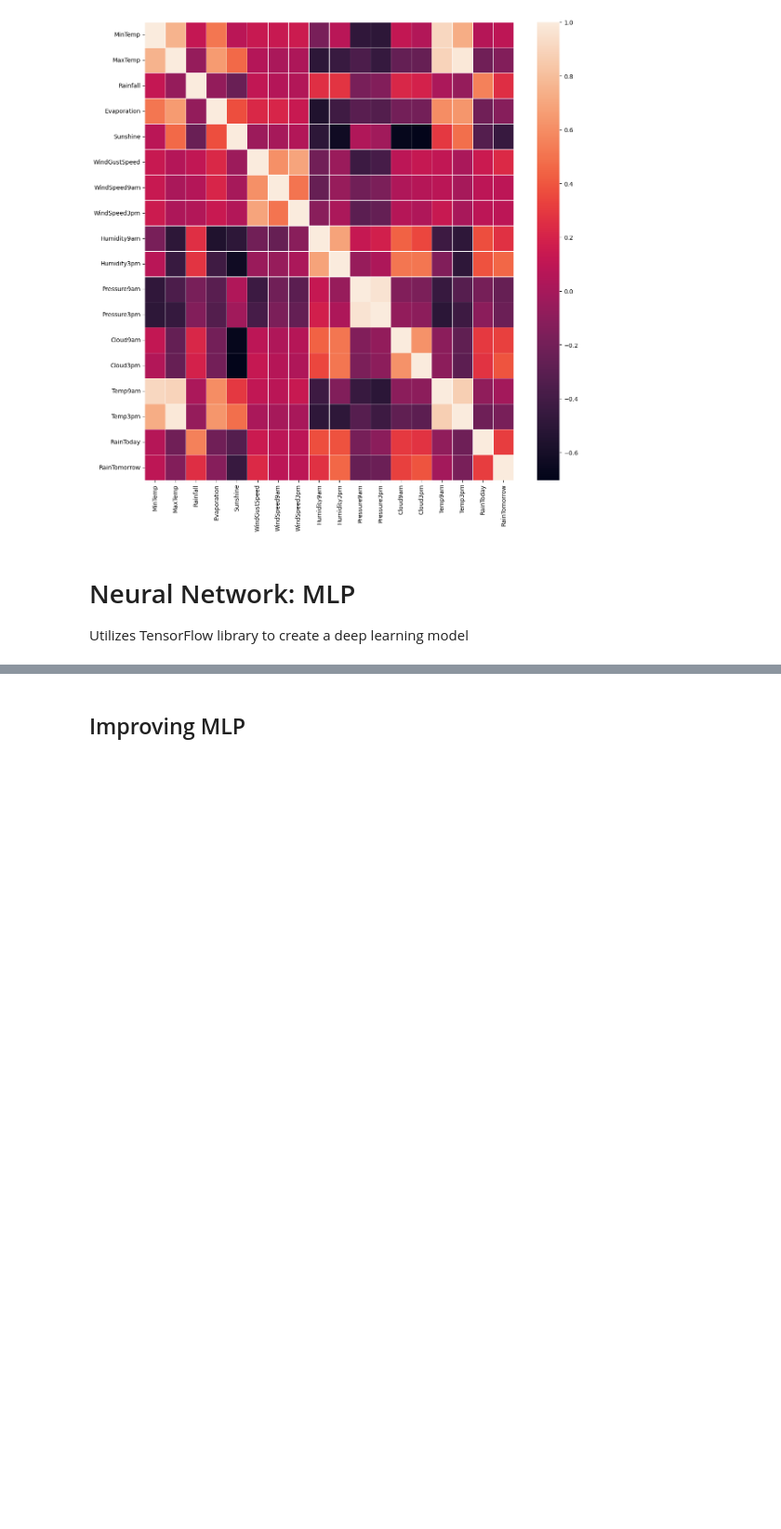
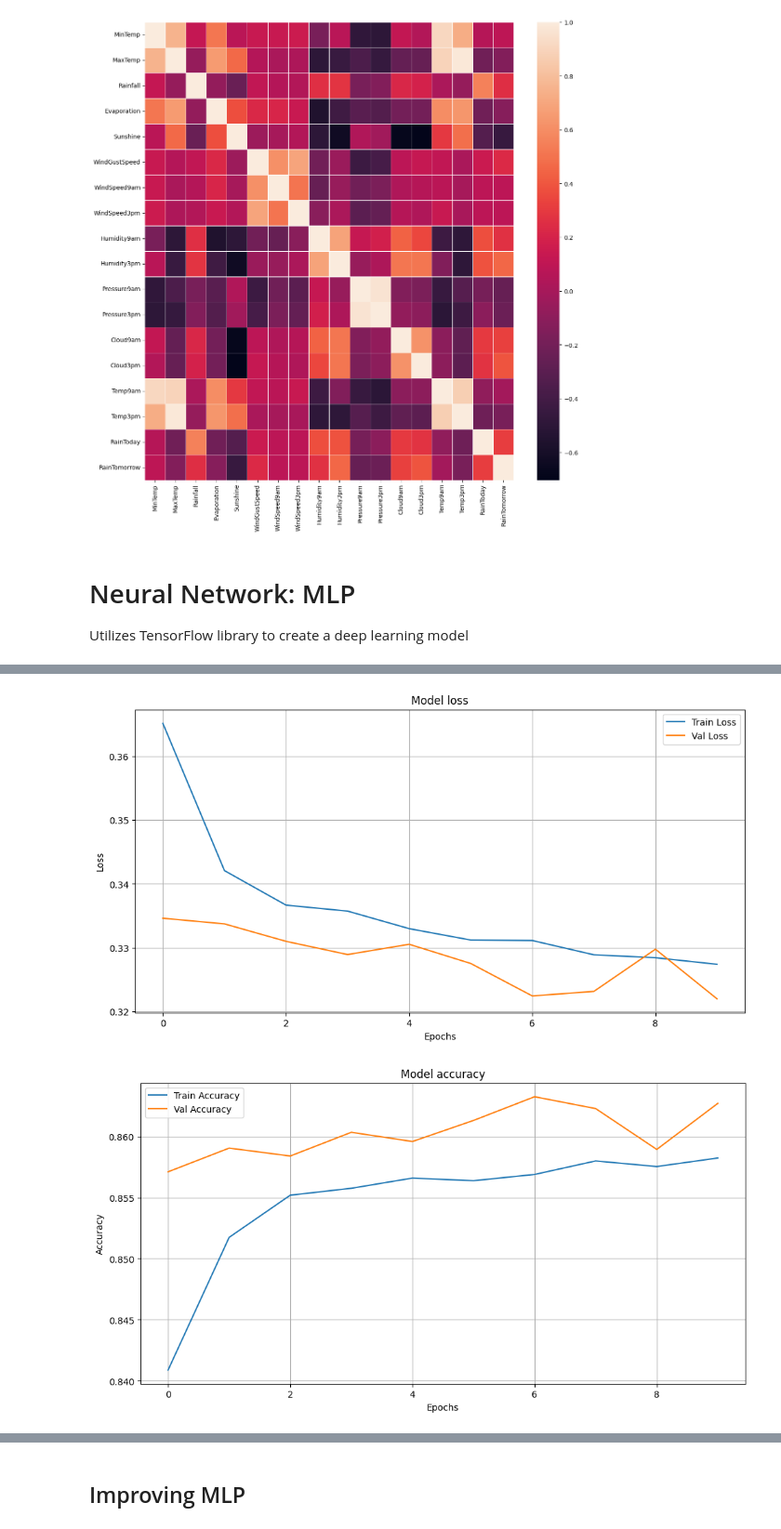
Before and after one commit to Timmy6158/Australia-Rain-Prediction, a Jupyter notebook: Nguyen_Tim_FinalProject1.ipynb, the cells around one changed output, grey strips where cells are left out. Shown at 93% size. Drawn from its saved outputs; the diff is of its cells as text; code cells hidden in the pictures; blank space fills up the shorter version.

Commit message:
Made Classification Report. Increased hidden layers

```diff
--- a/Nguyen_Tim_FinalProject1.ipynb
+++ b/Nguyen_Tim_FinalProject1.ipynb
@@ -406,11 +438,15 @@ from tensorflow.keras.layers import Dense, BatchNormalization, Dropout
 from tensorflow.keras.callbacks import EarlyStopping
 
 # Build the MLP model
+# Best: 0.7732693478440339 using {'activation': 'tanh', 'batch_size': 64, 'dropout_rate': 0.3, 'epochs': 100, 'neurons': 64, 'optimizer': 'rmsprop'}
+# This is from Hyperparameter tuning using HalvingGridSearchCV
 model = Sequential([
-    Dense(64, activation='relu', input_shape=(X_train_scaled.shape[1], )),  # First hidden layer with 128 neurons and ReLU activation
-    Dropout(0.5),
-    Dense(32, activation='relu'),   # Second hidden layer with 64 neurons and ReLU activation
-    Dropout(0.5),
+    Dense(128, activation='relu', input_shape=(X_train_scaled.shape[1], )),  # First hidden layer with 128 neurons and ReLU activation
+    Dropout(0.3),
+    Dense(64, activation='relu'),   # Second hidden layer with 64 neurons and ReLU activation
+    Dropout(0.3),
+    Dense(32, activation='relu'),
+    Dropout(0.3),
     Dense(1, activation='sigmoid') # Output layer with 10 neurons (one for each class) and softmax activation
 ])
 
@@ -421,7 +457,7 @@ model.compile(optimizer='adam',
 
 # Train the model
 early_stopping = EarlyStopping(monitor='val_loss', patience=10, restore_best_weights=True)
-history = model.fit(X_train_scaled, y_train, epochs=5, batch_size=32, validation_split=0.2, callbacks=[early_stopping])
+history = model.fit(X_train_scaled, y_train, epochs=10, batch_size=32, validation_split=0.2, callbacks=[early_stopping])
 
 # Evaluate the model
 loss, accuracy = model.evaluate(X_test_scaled, y_test)
@@ -435,0 +483,60 @@ KeyboardInterrupt:
+# %%
+# Plot training & validation loss values
+plt.figure(figsize=(12, 6))
+plt.plot(history.history['loss'], label='Train Loss')
+plt.plot(history.history['val_loss'], label='Val Loss')
+plt.title('Model loss')
+plt.xlabel('Epochs')
+plt.ylabel('Loss')
+plt.legend()
+plt.grid()
+plt.show()
+
+# Plot training & validation accuracy values
+plt.figure(figsize=(12, 6))
+plt.plot(history.history['accuracy'], label='Train Accuracy')
+plt.plot(history.history['val_accuracy'], label='Val Accuracy')
+plt.title('Model accuracy')
+plt.xlabel('Epochs')
+plt.ylabel('Accuracy')
+plt.legend()
+plt.grid()
+plt.show()
+
+# Predict probabilities for the test data
+y_pred_probs = model.predict(X_test_scaled)
+prediction = (y_pred_probs > 0.5).astype(int)
+y_pred_prob = np.squeeze(model.predict(X_test_scaled))
+#y_pred_class = np.where(y_pred_prob >= 0.5, 1, 0)
+
+# Compute evaluation metrics
+confuse_matrix = confusion_matrix(y_test, prediction)
+
+print(confuse_matrix)
+
+class_report = classification_report(y_test, prediction)
+
+print(class_report)
+
+# Compute ROC curve
+
+#Calculates fpr and tpr
+fpr, tpr, thresholds = roc_curve(y_test, y_pred_prob)
+
+#Computes area under the curve
+roc_auc = auc(fpr,tpr)
+
+# Plot ROC curve
+plt.figure()
+plt.plot(fpr, tpr, color='darkorange', lw=2, label='ROC curve (area = %0.2f)' % roc_auc)
+plt.plot([0, 1], [0, 1], color='navy', lw=2, linestyle='--')
+plt.xlim([0.0, 1.0])
+plt.ylim([0.0, 1.05])
+plt.xlabel('False Positive Rate')
+plt.ylabel('True Positive Rate')
+plt.title('MLP (ROC) Curve')
+plt.legend(loc="lower right")
+plt.show()
+# %% [output]
+[figure, added]
+[figure, added]
```
Also changed, not shown: parts of 5 cells of this notebook.
